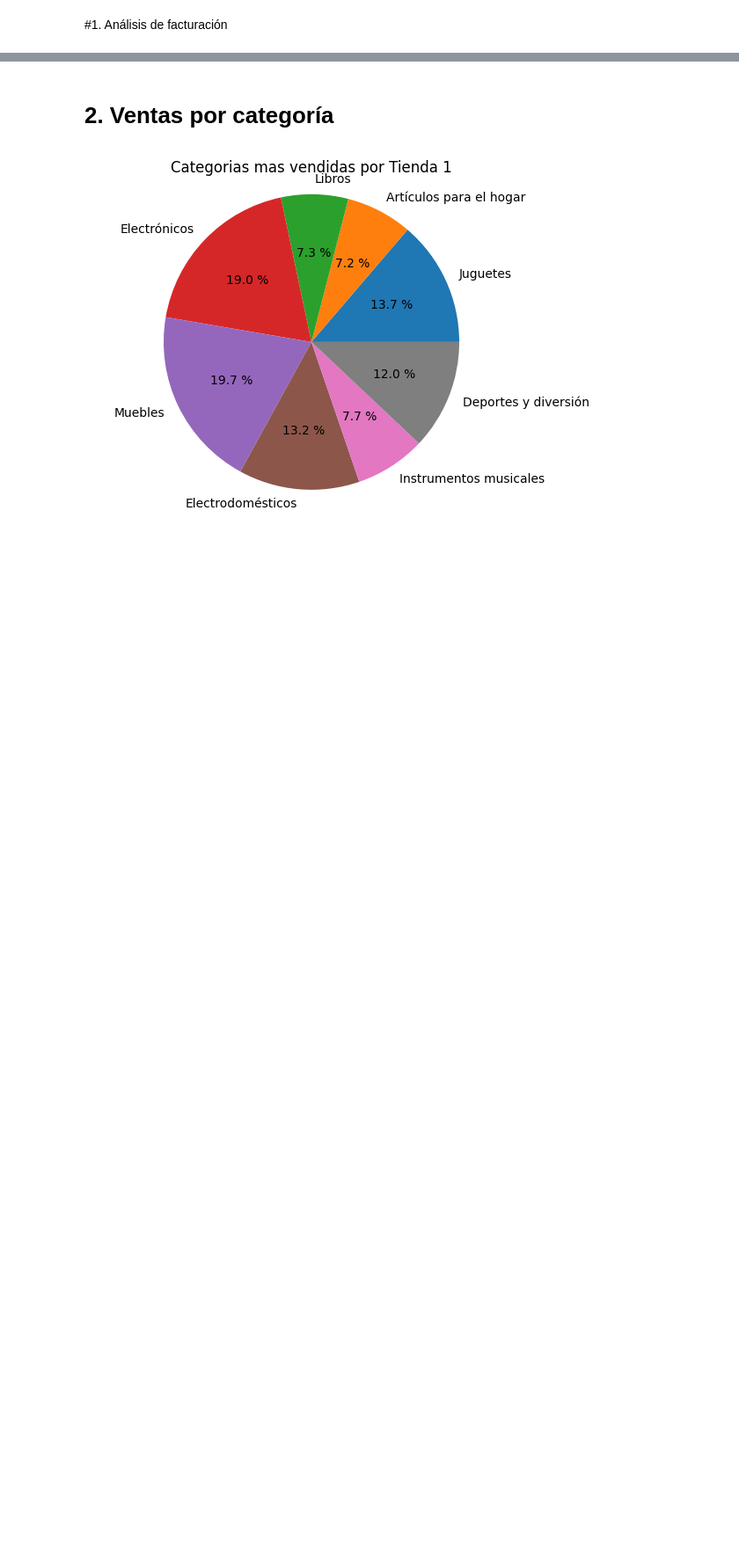
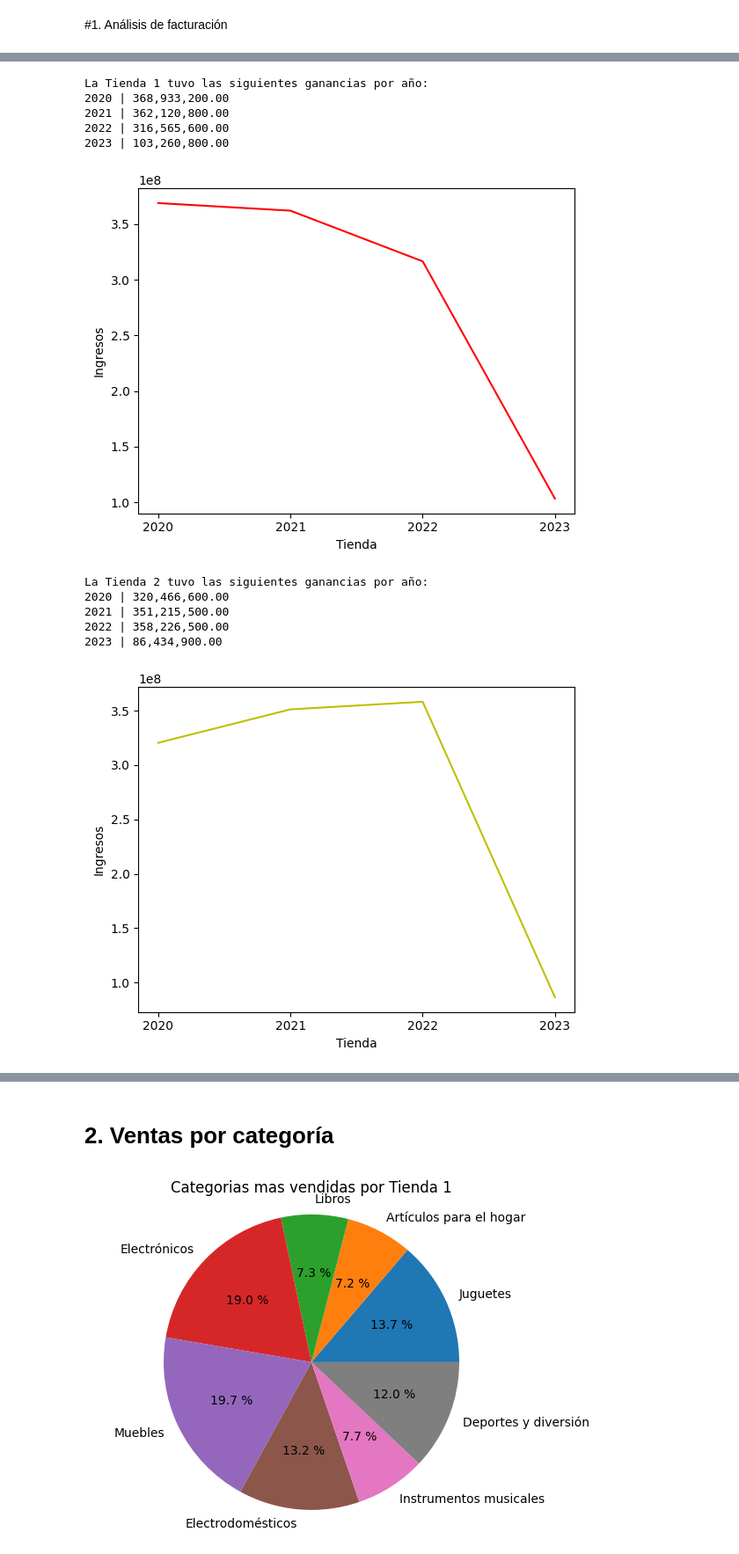
Before and after one commit to AntonioZN23/Challenge1-AluraStore, a Jupyter notebook: AluraStoreLatam.ipynb, the cells around one changed output, grey strips where cells are left out. Shown: that part at 88% size. Drawn from its saved outputs; the diff is of its cells as text; code cells hidden in the pictures; blank space fills up the shorter version.

```diff
--- a/AluraStoreLatam.ipynb
+++ b/AluraStoreLatam.ipynb
@@ -73 +73,53 @@ La tienda que menos vendió fue la(s) tienda 4 con un total de $1,038,375,700.00
 [figure]
+# %%
+import random
+
+def graficar(x):
+  colores = ['r-','b-','g-','y-']
+  plt.plot(x.keys(),x.values(),colores[random.randint(0,len(colores)-1)])
+  plt.xlabel('Tienda')
+  plt.ylabel('Ingresos')
+  plt.show()
+
+def ganancia_por_anio(x,nombre):
+
+  fechas = x['Fecha de Compra']
+  precios = x['Precio']
+  ganancia = {}
+  anio = [i[-4:] for i in fechas]
+  anio.sort()
+  indices_anio = list(set(anio))
+  indices_anio.sort()
+
+  for i in indices_anio:
+    for j in range(len(fechas)):
+      if i == fechas[j][-4:]:
+        if i in ganancia:
+          ganancia[i] += float(precios[j])
+        else:
+          ganancia[i] = float(precios[j])
+
+  print(f"\nLa {nombre} tuvo las siguientes ganancias por año: ")
+  for i in ganancia:
+    print(f"{i} | {ganancia[i]:,.02f}")
+
+  print('\n')
+  graficar(ganancia)
+
+ganancia_por_anio(tienda,'Tienda 1')
+ganancia_por_anio(tienda2,'Tienda 2')
+ganancia_por_anio(tienda3,'Tienda 3')
+ganancia_por_anio(tienda4,'Tienda 4')
+# %% [output]
+La Tienda 1 tuvo las siguientes ganancias por año:
+2020 | 368,933,200.00
+2021 | 362,120,800.00
+2022 | 316,565,600.00
+2023 | 103,260,800.00
+[figure, added]
+La Tienda 2 tuvo las siguientes ganancias por año:
+2020 | 320,466,600.00
+2021 | 351,215,500.00
+2022 | 358,226,500.00
+2023 | 86,434,900.00
+[figure, added]
```
Also changed, not shown: parts of 8 cells of this notebook.
